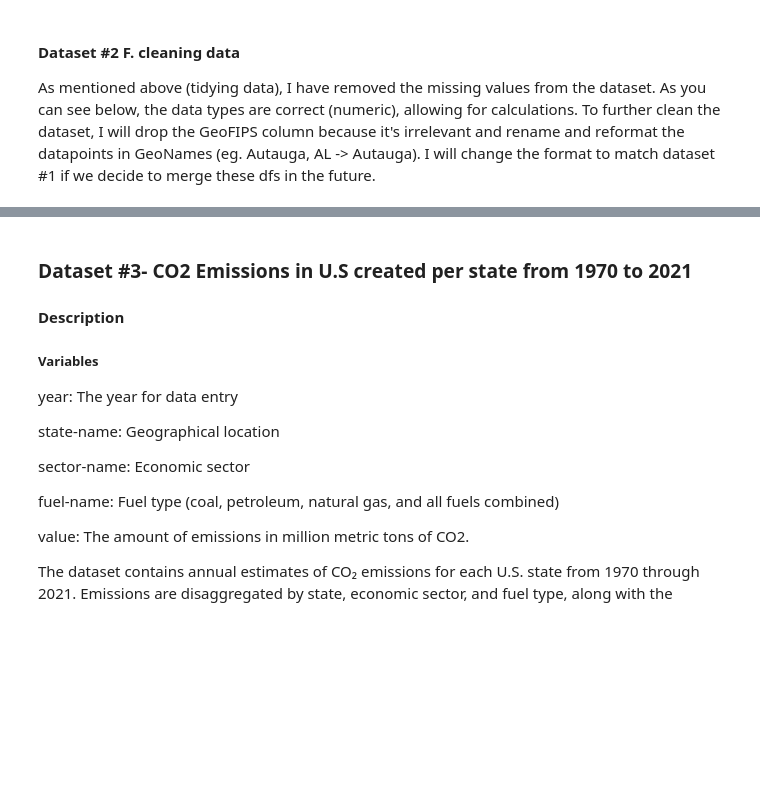
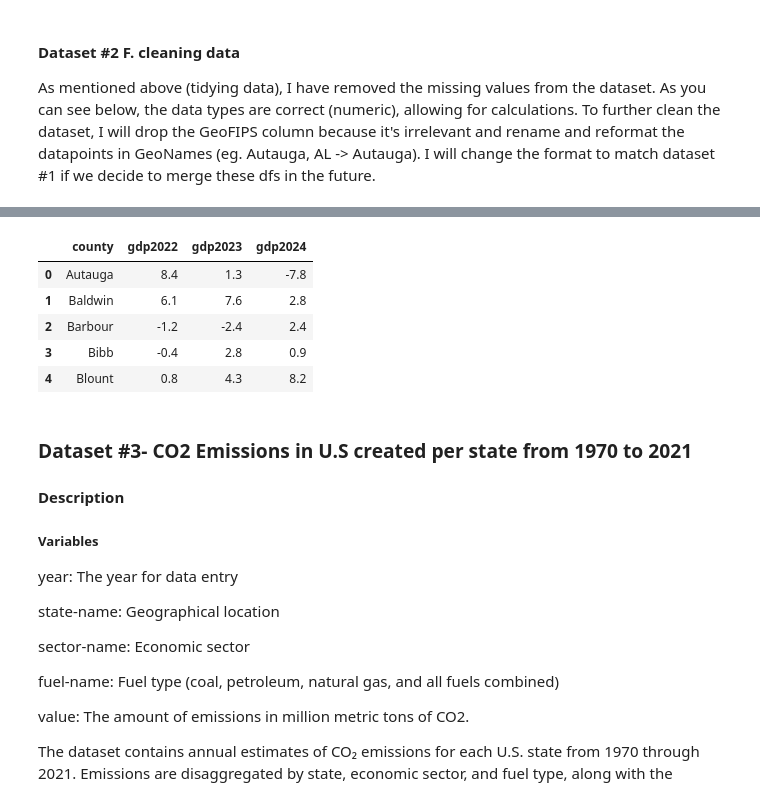
Before and after one commit to COGS108/Group147_WI26, a Jupyter notebook: 01-DataCheckpoint.ipynb, the cells around one changed output, grey strips where cells are left out. Saved outputs shown, nothing was run; the diff lists cells and outputs as text; code cells hidden in the pictures; blank space fills up the shorter version.

```diff
--- a/01-DataCheckpoint.ipynb
+++ b/01-DataCheckpoint.ipynb
@@ -506,6 +520,17 @@ df_countygdp
 | 3125 | Washakie | -1.2 | 2.5 | -1.3 |
 | 3126 | Weston | 0.3 | 3.4 | 9.9 |
 3106 rows × 4 columns
+# %%
+#saving to 02-processed
+df_countygdp.to_csv('data/02-processed/df_countygdp_clean.csv',index=False)
+pd.read_csv("data/02-processed/df_countygdp_clean.csv").head()
+# %% [output]
+|  | county | gdp2022 | gdp2023 | gdp2024 |
+| 0 | Autauga | 8.4 | 1.3 | -7.8 |
+| 1 | Baldwin | 6.1 | 7.6 | 2.8 |
+| 2 | Barbour | -1.2 | -2.4 | 2.4 |
+| 3 | Bibb | -0.4 | 2.8 | 0.9 |
+| 4 | Blount | 0.8 | 4.3 | 8.2 |
 # %% [markdown]
 ### Dataset #3- CO2 Emissions in U.S created per state from 1970 to 2021
 
```
Also changed, not shown: parts of 8 cells of this notebook.
